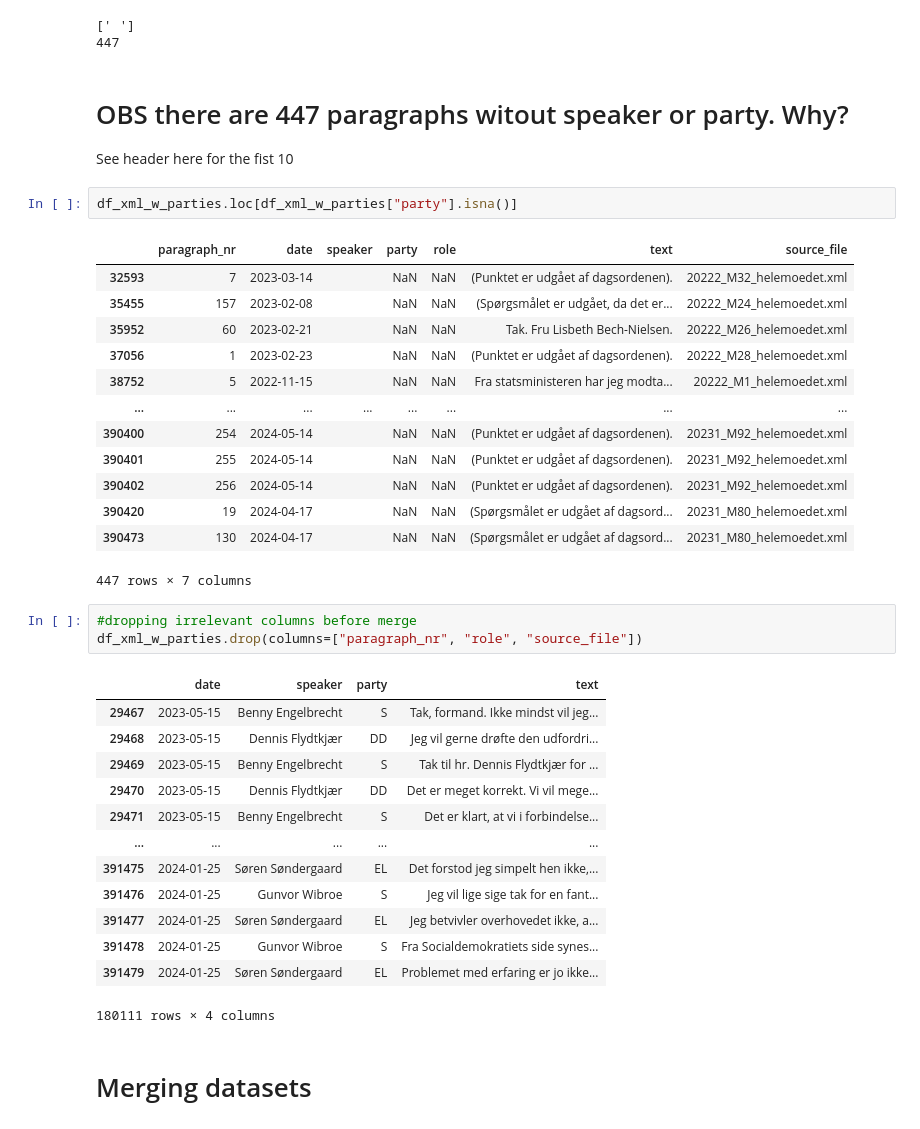
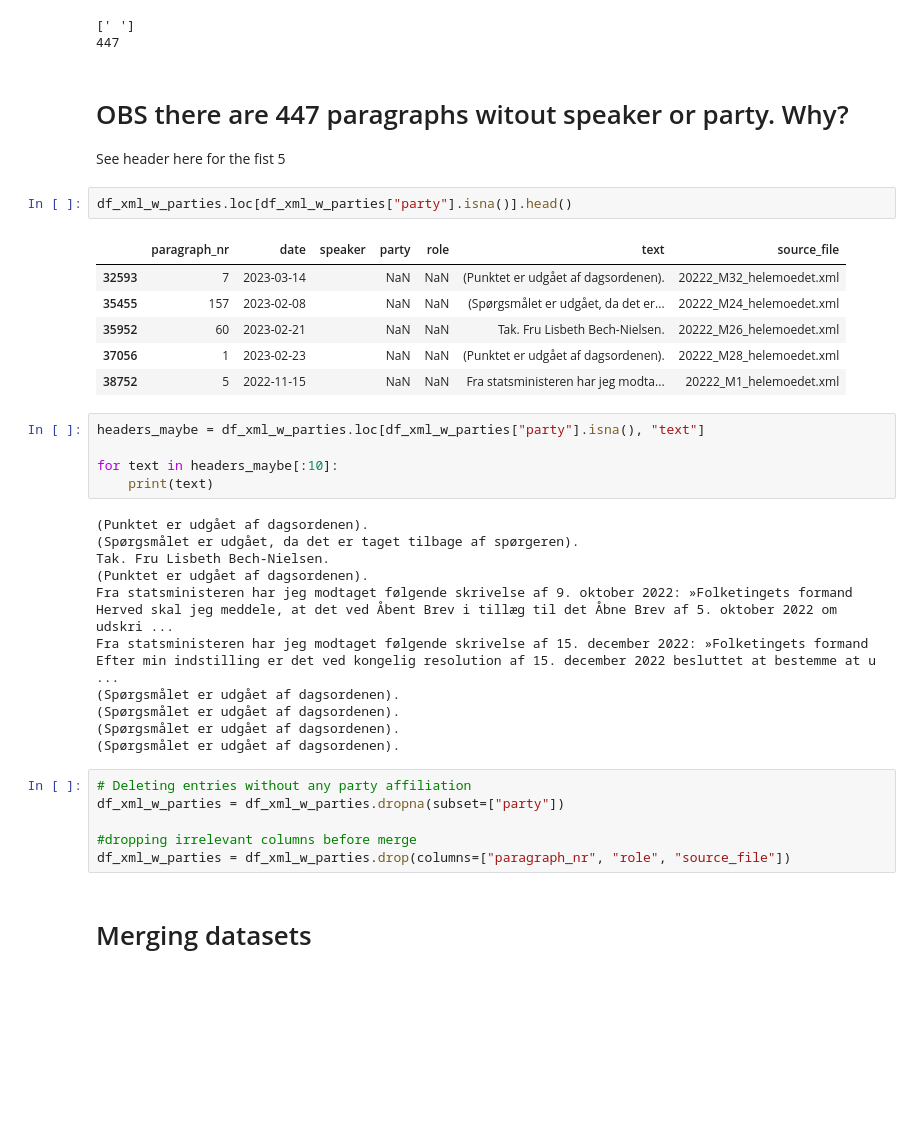
Before and after one commit to Lundsfryd/BlameBERT, a Jupyter notebook: data_making/scripts/initial_data_creation/initial_data_formatting.ipynb, the cells around one changed output. Drawn from its saved outputs; the diff is of its cells as text; blank space fills up the shorter version.

```diff
--- a/data_making/scripts/initial_data_creation/initial_data_formatting.ipynb
+++ b/data_making/scripts/initial_data_creation/initial_data_formatting.ipynb
@@ -161,40 +161,38 @@ print(len(no_party))
 # %% [markdown]
 # OBS there are 447 paragraphs witout speaker or party. Why?
 
-See header here for the fist 10
+See header here for the fist 5
+# %%
+df_xml_w_parties.loc[df_xml_w_parties["party"].isna()].head()
+# %% [output]
+|  | paragraph_nr | date | speaker | party | role | text | source_file |
+| 32593 | 7 | 2023-03-14 |  | NaN | NaN | (Punktet er udgået af dagsordenen). | 20222_M32_helemoedet.xml |
+| 35455 | 157 | 2023-02-08 |  | NaN | NaN | (Spørgsmålet er udgået, da det er... | 20222_M24_helemoedet.xml |
+| 35952 | 60 | 2023-02-21 |  | NaN | NaN | Tak. Fru Lisbeth Bech-Nielsen. | 20222_M26_helemoedet.xml |
+| 37056 | 1 | 2023-02-23 |  | NaN | NaN | (Punktet er udgået af dagsordenen). | 20222_M28_helemoedet.xml |
+| 38752 | 5 | 2022-11-15 |  | NaN | NaN | Fra statsministeren har jeg modta... | 20222_M1_helemoedet.xml |
 # %%
-df_xml_w_parties.loc[df_xml_w_parties["party"].isna()]
+headers_maybe = df_xml_w_parties.loc[df_xml_w_parties["party"].isna(), "text"]
+
+for text in headers_maybe[:10]:
+    print(text)
 # %% [output]
-|  | paragraph_nr | date | speaker | party | role | text | source_file |
-| 32593 | 7 | 2023-03-14 |  | NaN | NaN | (Punktet er udgået af dagsordenen). | 20222_M32_helemoedet.xml |
-| 35455 | 157 | 2023-02-08 |  | NaN | NaN | (Spørgsmålet er udgået, da det er... | 20222_M24_helemoedet.xml |
-| 35952 | 60 | 2023-02-21 |  | NaN | NaN | Tak. Fru Lisbeth Bech-Nielsen. | 20222_M26_helemoedet.xml |
-| 37056 | 1 | 2023-02-23 |  | NaN | NaN | (Punktet er udgået af dagsordenen). | 20222_M28_helemoedet.xml |
-| 38752 | 5 | 2022-11-15 |  | NaN | NaN | Fra statsministeren har jeg modta... | 20222_M1_helemoedet.xml |
-| ... | ... | ... | ... | ... | ... | ... | ... |
-| 390400 | 254 | 2024-05-14 |  | NaN | NaN | (Punktet er udgået af dagsordenen). | 20231_M92_helemoedet.xml |
-| 390401 | 255 | 2024-05-14 |  | NaN | NaN | (Punktet er udgået af dagsordenen). | 20231_M92_helemoedet.xml |
-| 390402 | 256 | 2024-05-14 |  | NaN | NaN | (Punktet er udgået af dagsordenen). | 20231_M92_helemoedet.xml |
-| 390420 | 19 | 2024-04-17 |  | NaN | NaN | (Spørgsmålet er udgået af dagsord... | 20231_M80_helemoedet.xml |
-| 390473 | 130 | 2024-04-17 |  | NaN | NaN | (Spørgsmålet er udgået af dagsord... | 20231_M80_helemoedet.xml |
-447 rows × 7 columns
+(Punktet er udgået af dagsordenen).
+(Spørgsmålet er udgået, da det er taget tilbage af spørgeren).
+Tak. Fru Lisbeth Bech-Nielsen.
+(Punktet er udgået af dagsordenen).
+Fra statsministeren har jeg modtaget følgende skrivelse af 9. oktober 2022: »Folketingets formand Herved skal jeg meddele, at det ved Åbent Brev i tillæg til det Åbne Brev af 5. oktober 2022 om udskri ...
+Fra statsministeren har jeg modtaget følgende skrivelse af 15. december 2022: »Folketingets formand Efter min indstilling er det ved kongelig resolution af 15. december 2022 besluttet at bestemme at u ...
+(Spørgsmålet er udgået af dagsordenen).
+(Spørgsmålet er udgået af dagsordenen).
+(Spørgsmålet er udgået af dagsordenen).
+(Spørgsmålet er udgået af dagsordenen).
 # %%
+# Deleting entries without any party affiliation
+df_xml_w_parties = df_xml_w_parties.dropna(subset=["party"])
+
 #dropping irrelevant columns before merge
-df_xml_w_parties.drop(columns=["paragraph_nr", "role", "source_file"])
+df_xml_w_parties = df_xml_w_parties.drop(columns=["paragraph_nr", "role", "source_file"])
-# %% [output]
-|  | date | speaker | party | text |
-| 29467 | 2023-05-15 | Benny Engelbrecht | S | Tak, formand. Ikke mindst vil jeg... |
-| 29468 | 2023-05-15 | Dennis Flydtkjær | DD | Jeg vil gerne drøfte den udfordri... |
-| 29469 | 2023-05-15 | Benny Engelbrecht | S | Tak til hr. Dennis Flydtkjær for ... |
-| 29470 | 2023-05-15 | Dennis Flydtkjær | DD | Det er meget korrekt. Vi vil mege... |
-| 29471 | 2023-05-15 | Benny Engelbrecht | S | Det er klart, at vi i forbindelse... |
-| ... | ... | ... | ... | ... |
-| 391475 | 2024-01-25 | Søren Søndergaard | EL | Det forstod jeg simpelt hen ikke,... |
-| 391476 | 2024-01-25 | Gunvor Wibroe | S | Jeg vil lige sige tak for en fant... |
-| 391477 | 2024-01-25 | Søren Søndergaard | EL | Jeg betvivler overhovedet ikke, a... |
-| 391478 | 2024-01-25 | Gunvor Wibroe | S | Fra Socialdemokratiets side synes... |
-| 391479 | 2024-01-25 | Søren Søndergaard | EL | Problemet med erfaring er jo ikke... |
-180111 rows × 4 columns
 # %% [markdown]
 # Merging datasets
 # %%
```
Also changed, not shown: parts of 4 cells of this notebook, 1 other file.
